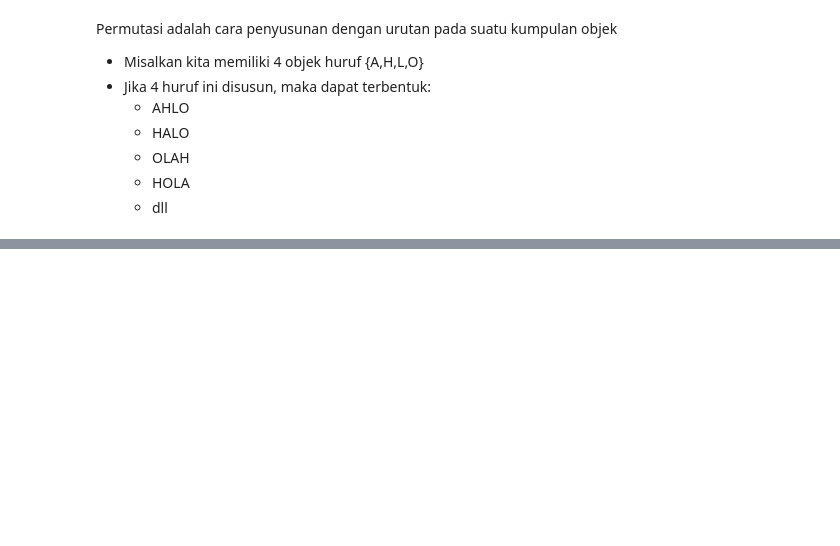
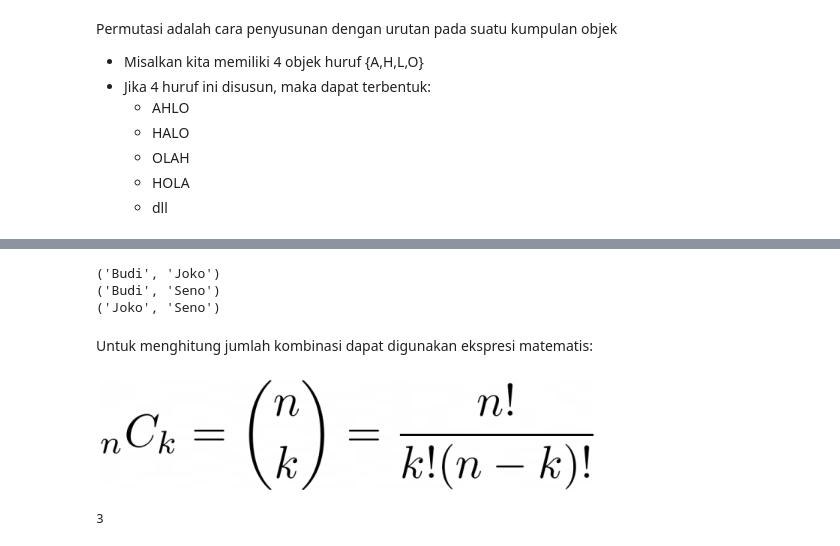
Before and after one commit to rezalutfi40/pacmann, a Jupyter notebook: Fundamentals of Probability/Pertemuan 2 - Set & Counting - 2.ipynb, the cells around one changed output, grey strips where cells are left out. Drawn from its saved outputs; the diff is of its cells as text; code cells hidden in the pictures; blank space fills up the shorter version.

```diff
--- a/Fundamentals of Probability/Pertemuan 2 - Set & Counting - 2.ipynb
+++ b/Fundamentals of Probability/Pertemuan 2 - Set & Counting - 2.ipynb
@@ -33,0 +115,13 @@ Sehingga, secara matematik dapat diekspresikan sebagai:
+# %%
+for i in list(comb):
+    print(i)
+# %% [output]
+('Budi', 'Joko')
+('Budi', 'Seno')
+('Joko', 'Seno')
+# %% [markdown]
+Untuk menghitung jumlah kombinasi dapat digunakan ekspresi matematis:
+# %%
+Image.open("file/kombinasi vs permutasi.png")
+# %% [output]
+[figure, added]
@@ -33,0 +130,4 @@ Sehingga, secara matematik dapat diekspresikan sebagai:
+# %%
+math.comb(3,2)
+# %% [output]
+3
```
Also changed, not shown: parts of 20 cells of this notebook, 8 other files.
